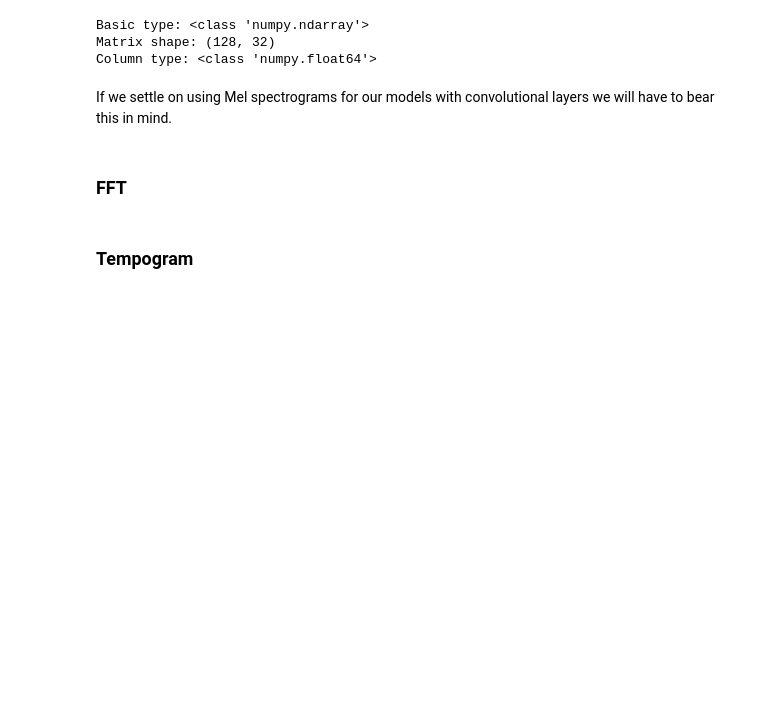
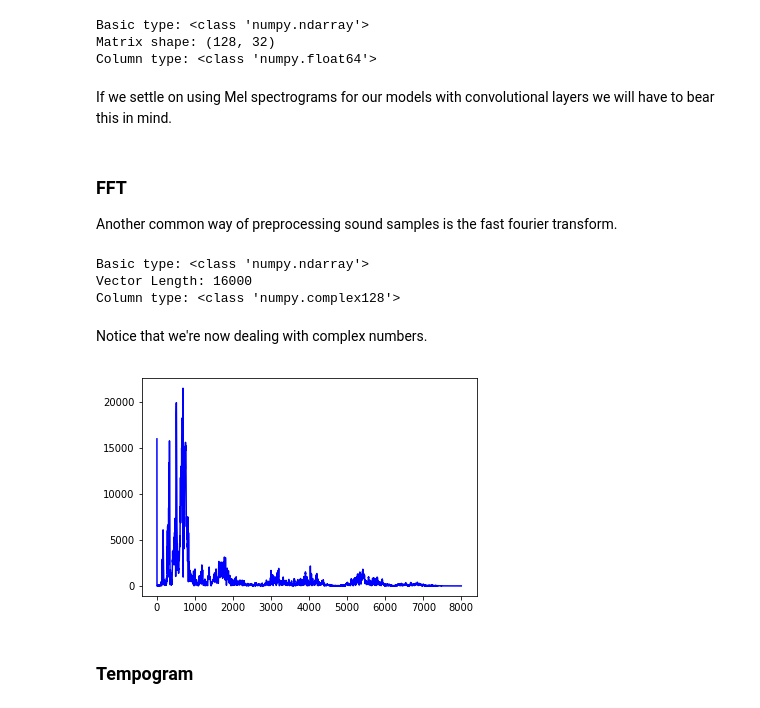
Before and after one commit to mateuszjurewicz/tensorflow_speech_recognition, a Jupyter notebook: 2. Preprocessing and data augmentation.ipynb, the cells around one changed output. Drawn from its saved outputs; the diff is of its cells as text; code cells hidden in the pictures; blank space fills up the shorter version.

Commit message:
FFT - add fast fourier transform to preprocessing and augmentation

```diff
--- a/2. Preprocessing and data augmentation.ipynb
+++ b/2. Preprocessing and data augmentation.ipynb
@@ -131,5 +136,6 @@ Matrix shape: (128, 32)
 Column type: <class 'numpy.float64'>
 # %% [markdown]
 If we settle on using Mel spectrograms for our models with convolutional layers we will have to bear this in mind.
-# %% [markdown]
-### FFT
+# %% [markdown]
+### FFT
+Another common way of preprocessing sound samples is the fast fourier transform.
@@ -136,2 +144,14 @@ If we settle on using Mel spectrograms for our models with convolutional layers
+# %%
+print("Basic type: {}\nVector Length: {}\nColumn type: {}".format(type(x_fft), len(x_fft), type(x_fft[0])))
+# %% [output]
+Basic type: <class 'numpy.ndarray'>
+Vector Length: 16000
+Column type: <class 'numpy.complex128'>
+# %% [markdown]
+Notice that we're now dealing with complex numbers.
+# %%
+utils.plot_fft(path_to_stop)
+# %% [output]
+[figure, added]
 # %% [markdown]
 ### Tempogram
```
Also changed, not shown: parts of 5 cells of this notebook, 1 other file.
